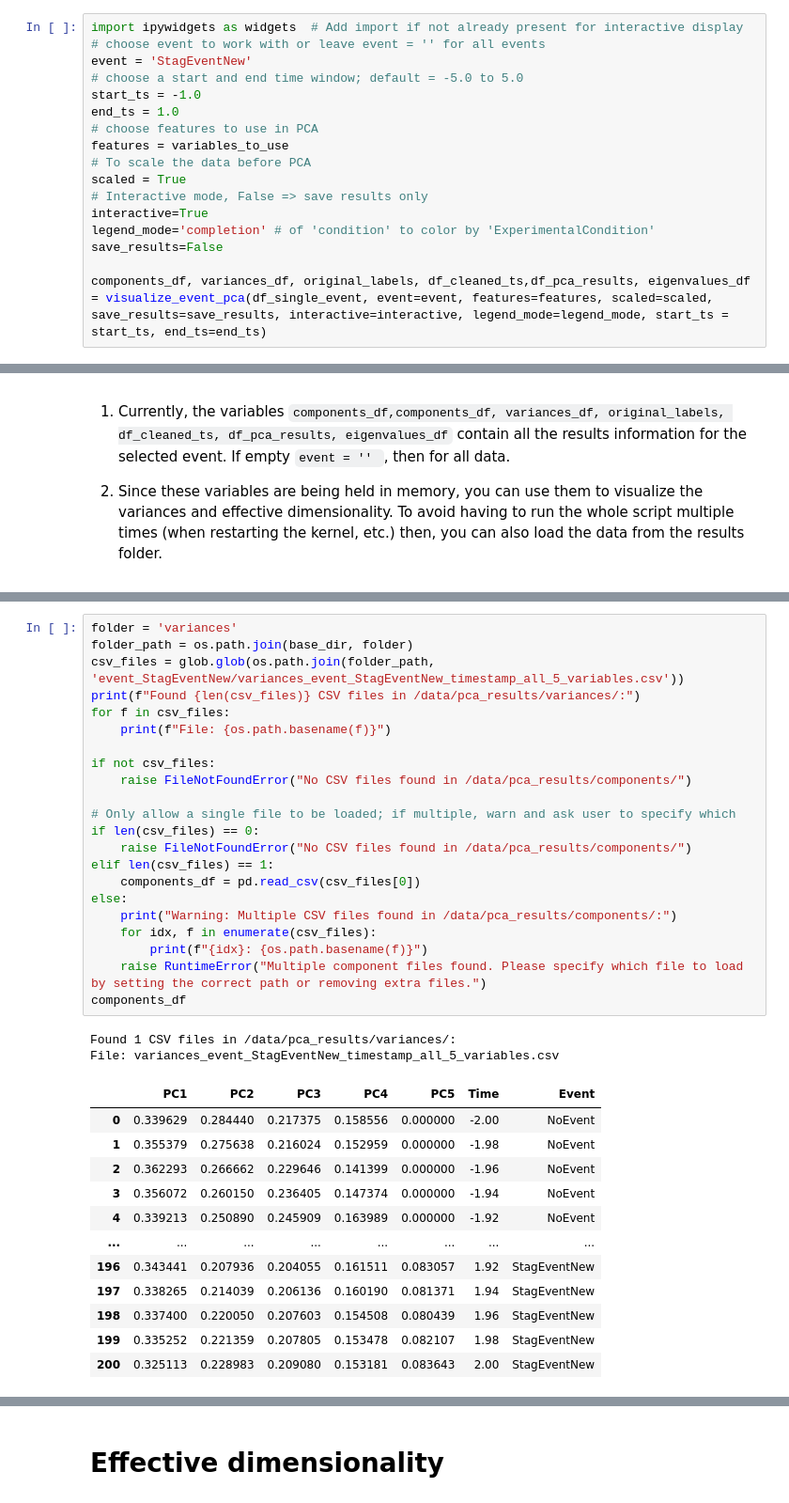
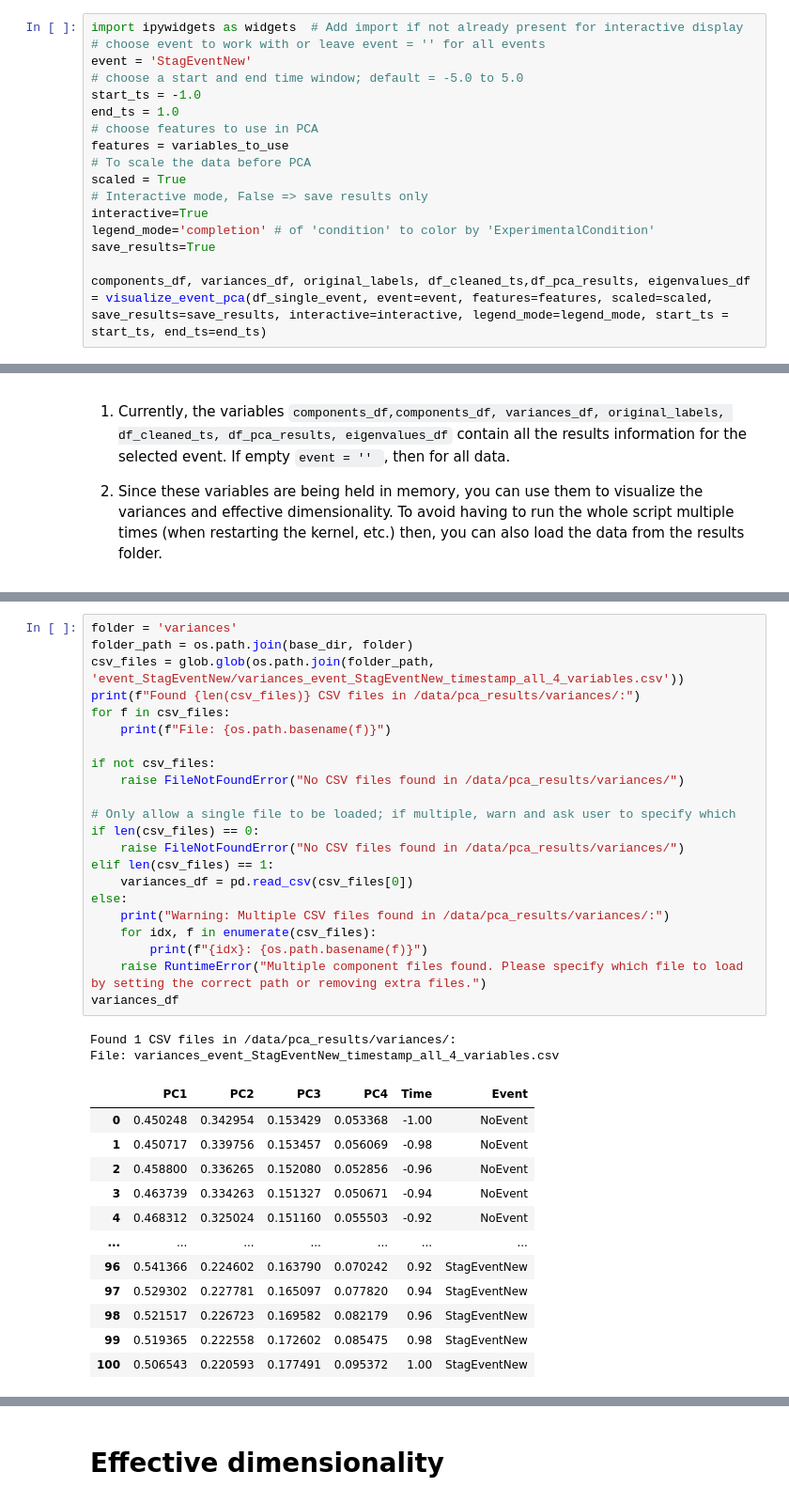
Before and after one commit to JohnMadrid/fpca-takeOverRequests, a Jupyter notebook: pca.ipynb, the cells around one changed output, grey strips where cells are left out. Shown: that part at 94% size. Cells and saved outputs as stored; diff of their text form.

```diff
--- a/pca.ipynb
+++ b/pca.ipynb
@@ -1101,7 +1100,7 @@ scaled = True
 # Interactive mode, False => save results only
 interactive=True
 legend_mode='completion' # of 'condition' to color by 'ExperimentalCondition'
-save_results=False
+save_results=True
 
 components_df, variances_df, original_labels, df_cleaned_ts,df_pca_results, eigenvalues_df = visualize_event_pca(df_single_event, event=event, features=features, scaled=scaled, save_results=save_results, interactive=interactive, legend_mode=legend_mode, start_ts = start_ts, end_ts=end_ts)
 # %% [output]
@@ -1174,37 +1168,37 @@ Folder: variances/event_StagEventNew
 # %%
 folder = 'variances'
 folder_path = os.path.join(base_dir, folder)
-csv_files = glob.glob(os.path.join(folder_path, 'event_StagEventNew/variances_event_StagEventNew_timestamp_all_5_variables.csv'))
+csv_files = glob.glob(os.path.join(folder_path, 'event_StagEventNew/variances_event_StagEventNew_timestamp_all_4_variables.csv'))
 print(f"Found {len(csv_files)} CSV files in /data/pca_results/variances/:")
 for f in csv_files:
     print(f"File: {os.path.basename(f)}")
 
 if not csv_files:
-    raise FileNotFoundError("No CSV files found in /data/pca_results/components/")
+    raise FileNotFoundError("No CSV files found in /data/pca_results/variances/")
 
 # Only allow a single file to be loaded; if multiple, warn and ask user to specify which
 if len(csv_files) == 0:
-    raise FileNotFoundError("No CSV files found in /data/pca_results/components/")
+    raise FileNotFoundError("No CSV files found in /data/pca_results/variances/")
 elif len(csv_files) == 1:
-    components_df = pd.read_csv(csv_files[0])
+    variances_df = pd.read_csv(csv_files[0])
 else:
-    print("Warning: Multiple CSV files found in /data/pca_results/components/:")
+    print("Warning: Multiple CSV files found in /data/pca_results/variances/:")
     for idx, f in enumerate(csv_files):
         print(f"{idx}: {os.path.basename(f)}")
     raise RuntimeError("Multiple component files found. Please specify which file to load by setting the correct path or removing extra files.")
-components_df
+variances_df
 # %% [output]
 Found 1 CSV files in /data/pca_results/variances/:
-File: variances_event_StagEventNew_timestamp_all_5_variables.csv
+File: variances_event_StagEventNew_timestamp_all_4_variables.csv
-|  | PC1 | PC2 | PC3 | PC4 | PC5 | Time | Event |
-| 0 | 0.339629 | 0.284440 | 0.217375 | 0.158556 | 0.000000 | -2.00 | NoEvent |
-| 1 | 0.355379 | 0.275638 | 0.216024 | 0.152959 | 0.000000 | -1.98 | NoEvent |
-| 2 | 0.362293 | 0.266662 | 0.229646 | 0.141399 | 0.000000 | -1.96 | NoEvent |
-| 3 | 0.356072 | 0.260150 | 0.236405 | 0.147374 | 0.000000 | -1.94 | NoEvent |
-| 4 | 0.339213 | 0.250890 | 0.245909 | 0.163989 | 0.000000 | -1.92 | NoEvent |
-| ... | ... | ... | ... | ... | ... | ... | ... |
-| 196 | 0.343441 | 0.207936 | 0.204055 | 0.161511 | 0.083057 | 1.92 | StagEventNew |
-| 197 | 0.338265 | 0.214039 | 0.206136 | 0.160190 | 0.081371 | 1.94 | StagEventNew |
-| 198 | 0.337400 | 0.220050 | 0.207603 | 0.154508 | 0.080439 | 1.96 | StagEventNew |
-| 199 | 0.335252 | 0.221359 | 0.207805 | 0.153478 | 0.082107 | 1.98 | StagEventNew |
-| 200 | 0.325113 | 0.228983 | 0.209080 | 0.153181 | 0.083643 | 2.00 | StagEventNew |
+|  | PC1 | PC2 | PC3 | PC4 | Time | Event |
+| 0 | 0.450248 | 0.342954 | 0.153429 | 0.053368 | -1.00 | NoEvent |
+| 1 | 0.450717 | 0.339756 | 0.153457 | 0.056069 | -0.98 | NoEvent |
+| 2 | 0.458800 | 0.336265 | 0.152080 | 0.052856 | -0.96 | NoEvent |
+| 3 | 0.463739 | 0.334263 | 0.151327 | 0.050671 | -0.94 | NoEvent |
+| 4 | 0.468312 | 0.325024 | 0.151160 | 0.055503 | -0.92 | NoEvent |
+| ... | ... | ... | ... | ... | ... | ... |
+| 96 | 0.541366 | 0.224602 | 0.163790 | 0.070242 | 0.92 | StagEventNew |
+| 97 | 0.529302 | 0.227781 | 0.165097 | 0.077820 | 0.94 | StagEventNew |
+| 98 | 0.521517 | 0.226723 | 0.169582 | 0.082179 | 0.96 | StagEventNew |
+| 99 | 0.519365 | 0.222558 | 0.172602 | 0.085475 | 0.98 | StagEventNew |
+| 100 | 0.506543 | 0.220593 | 0.177491 | 0.095372 | 1.00 | StagEventNew |
```
Also changed, not shown: parts of 6 cells of this notebook, 1 other file.
